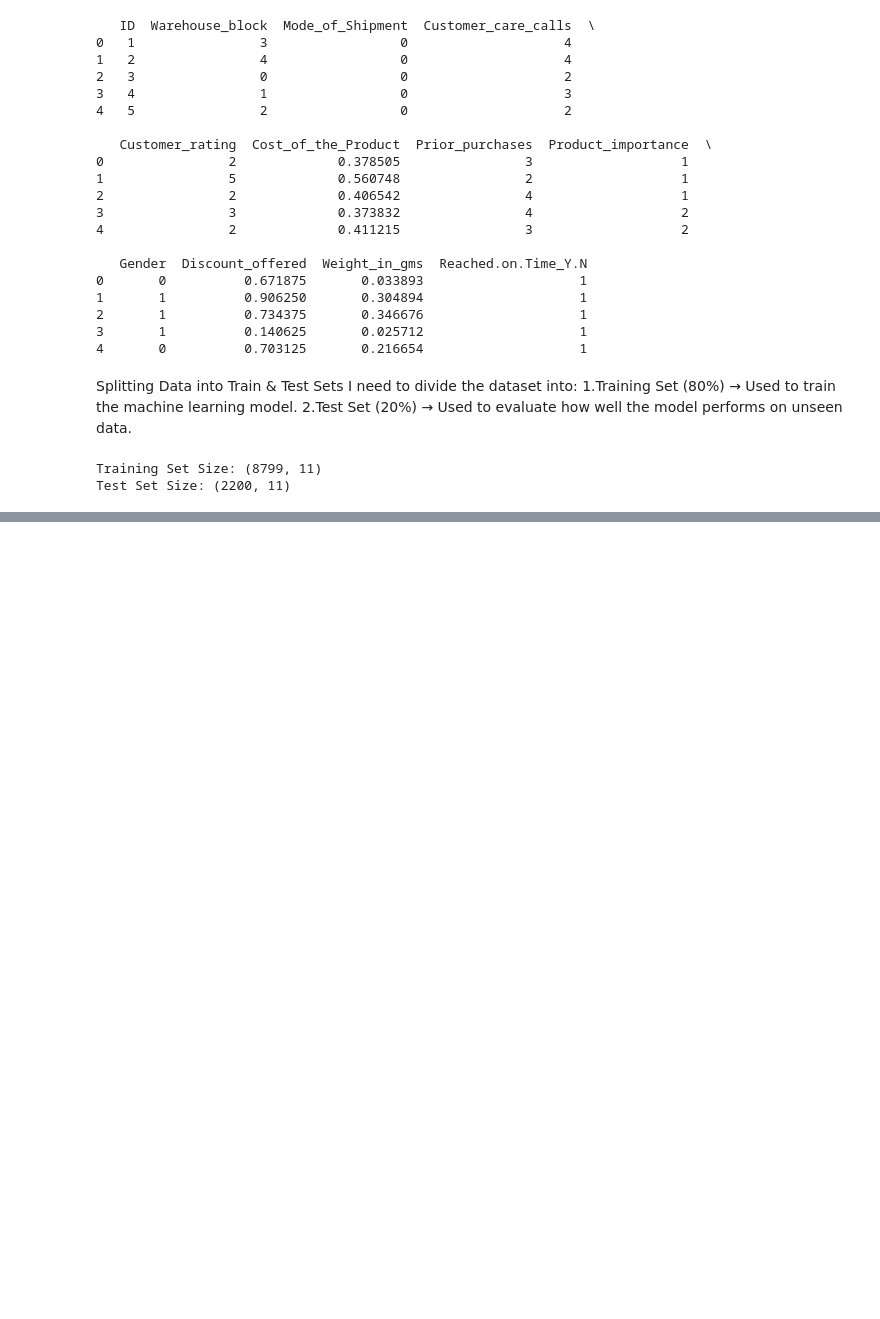
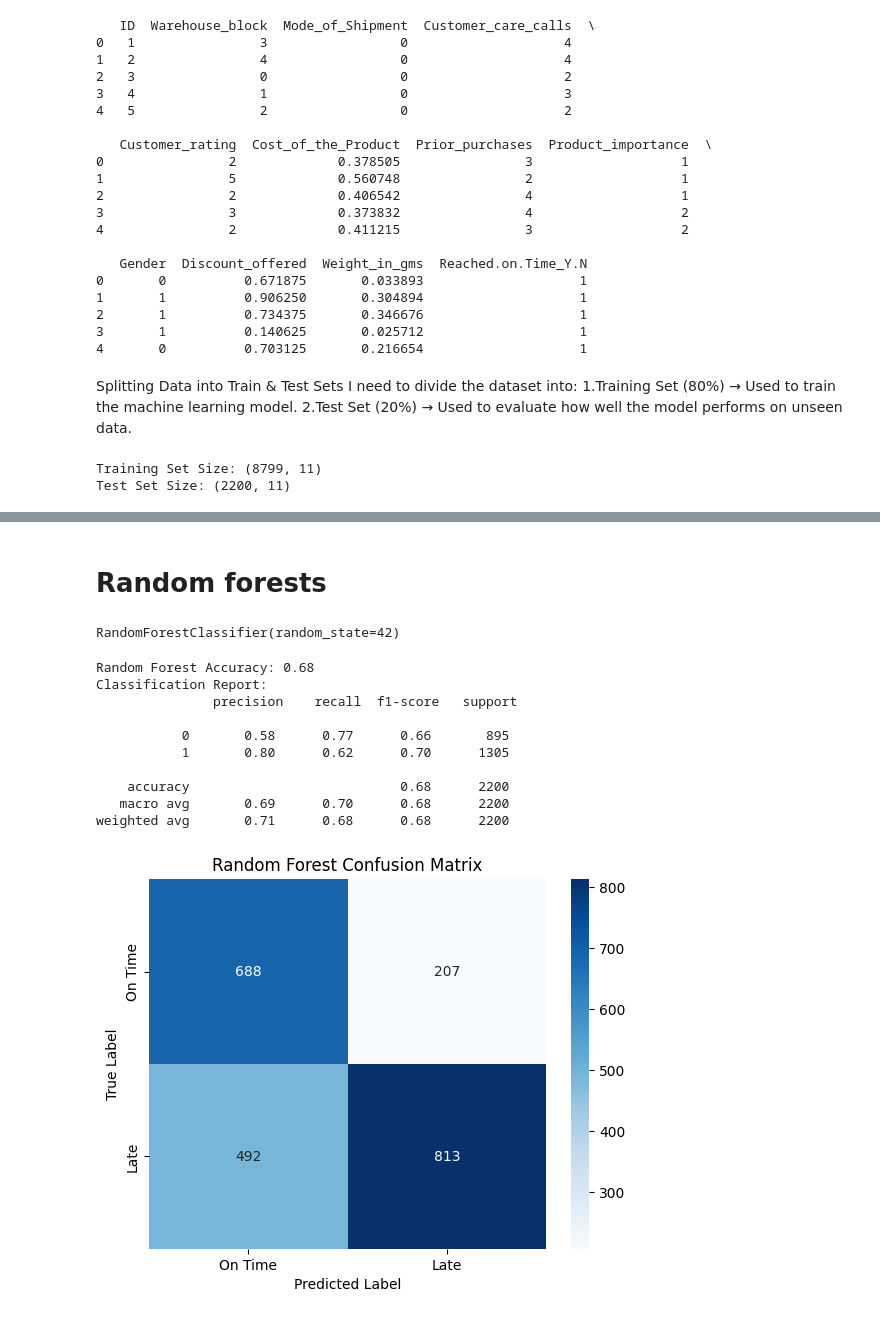
Before and after one commit to Morriskarani/Revolutionizing-E-Commerce-A-Machine-Learning-Powered-Delivery-Time-Predictor, a Jupyter notebook: Commerce.ipynb, the cells around one changed output, grey strips where cells are left out. Cells and saved outputs as stored; diff of their text form; code cells hidden in the pictures; blank space fills up the shorter version.

```diff
--- a/Commerce.ipynb
+++ b/Commerce.ipynb
@@ -485,0 +638,2 @@ Test Set Size: (2200, 11)
+# %% [markdown]
+# **Random forests**
@@ -485,0 +646,49 @@ Test Set Size: (2200, 11)
+# %%
+# Initialize Random Forest Model
+rfc = RandomForestClassifier(n_estimators=100, random_state=42)
+
+# Train the Model
+rfc.fit(X_train, y_train)
+
+# Predictions
+y_pred_rfc = rfc.predict(X_test)
+# %%
+# Split Data Again
+X = df.drop(columns=['Reached.on.Time_Y.N'])  # Features
+y = df['Reached.on.Time_Y.N']  # Target variable
+
+X_train, X_test, y_train, y_test = train_test_split(X, y, test_size=0.2, random_state=42)
+
+
+# Train Random Forest Again
+rfc = RandomForestClassifier(n_estimators=100, random_state=42)
+rfc.fit(X_train, y_train)
+# %% [output]
+RandomForestClassifier(random_state=42)
+# %%
+# Accuracy Score
+accuracy_rfc = accuracy_score(y_test, y_pred_rfc)
+print(f'Random Forest Accuracy: {accuracy_rfc:.2f}')
+
+# Classification Report
+print('Classification Report:\n', classification_report(y_test, y_pred_rfc))
+
+# Confusion Matrix
+conf_matrix_rfc = confusion_matrix(y_test, y_pred_rfc)
+sns.heatmap(conf_matrix_rfc, annot=True, fmt="d", cmap="Blues", xticklabels=["On Time", "Late"], yticklabels=["On Time", "Late"])
+plt.xlabel("Predicted Label")
+plt.ylabel("True Label")
+plt.title("Random Forest Confusion Matrix")
+plt.show()
+# %% [output]
+Random Forest Accuracy: 0.68
+Classification Report:
+               precision    recall  f1-score   support
+
+           0       0.58      0.77      0.66       895
+           1       0.80      0.62      0.70      1305
+
+    accuracy                           0.68      2200
+   macro avg       0.69      0.70      0.68      2200
+weighted avg       0.71      0.68      0.68      2200
+[figure, added]
```
Also changed, not shown: parts of 46 cells of this notebook, 11 other files.
